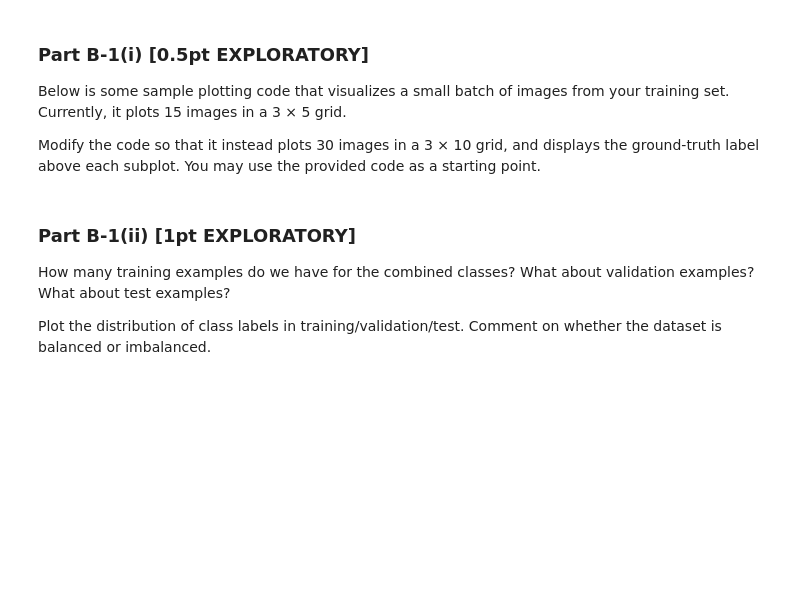
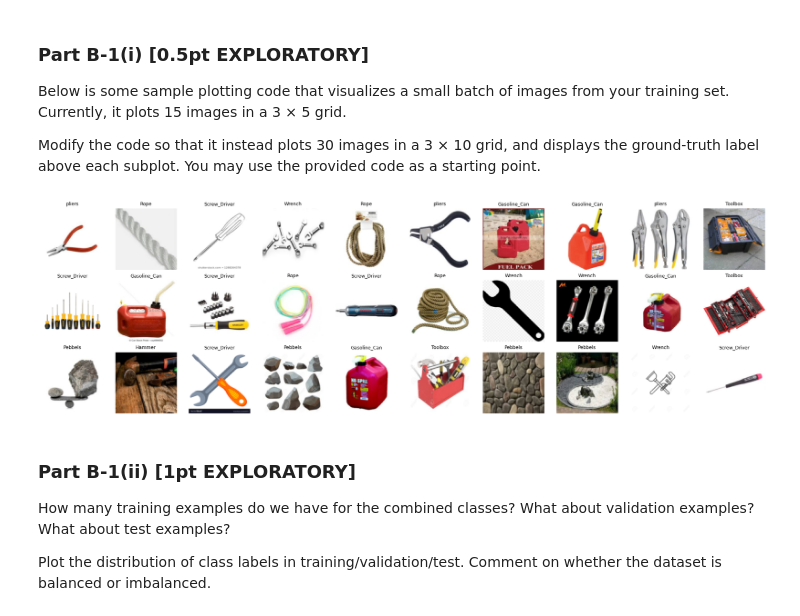
Before and after one commit to sharvaniyadav/MIE1517-Intro-To-Deep-Learning, a Jupyter notebook: MIE1517_A1_Sharvani_Yadav.ipynb, the cells around one changed output. Cells and saved outputs as stored; diff of their text form; code cells hidden in the pictures; blank space fills up the shorter version.

```diff
--- a/MIE1517_A1_Sharvani_Yadav.ipynb
+++ b/MIE1517_A1_Sharvani_Yadav.ipynb
@@ -518,24 +518,40 @@ Below is some sample plotting code that visualizes a small batch of images from
 
 Modify the code so that it instead plots 30 images in a 3 × 10 grid, and displays the ground-truth label above each subplot.
 You may use the provided code as a starting point.
-# %%
-import matplotlib.pyplot as plt
-
-k = 0
-for images, labels in train_loader:
-    # since batch_size = 1, there is only 1 image in `images`
-    image = images[0]
-    # place the colour channel at the end, instead of at the beginning
-    img = np.transpose(image, [1,2,0])
-    # normalize pixel intensity values to [0, 1]
-    img = img / 2 + 0.5
-    plt.subplot(3, 5, k+1)
-    plt.axis('off')
-    plt.imshow(img)
-
-    k += 1
-    if k > 14:
-        break
+# %%
+import matplotlib.pyplot as plt
+import numpy as np
+
+# Part B-1(i): I modified the sample to plot 30 images (3x10) and show the ground-truth label.
+nrows, ncols = 3, 10
+total = nrows * ncols
+k = 0
+
+plt.figure(figsize=(2*ncols, 2*nrows))
+
+for images, labels in train_loader:
+    for i in range(images.size(0)):          # I handled any batch size
+        if k >= total:
+            break
+
+        # I converted C,H,W -> H,W,C for matplotlib
+        img = images[i].permute(1, 2, 0).cpu().numpy()
+        # I undid the 0.5/0.5 normalization to bring pixels back to [0,1]
+        img = img / 2 + 0.5
+
+        ax = plt.subplot(nrows, ncols, k + 1)
+        ax.imshow(img)
+        # I placed the ground-truth label above each subplot
+        ax.set_title(classes[labels[i].item()], fontsize=9)
+        ax.axis('off')
+        k += 1
+    if k >= total:
+        break
+
+plt.tight_layout()
+plt.show()
+# %% [output]
+[figure, added]
 # %% [markdown]
 ### Part B-1(ii) [1pt EXPLORATORY]
 
```
Also changed, not shown: parts of 57 cells of this notebook.
